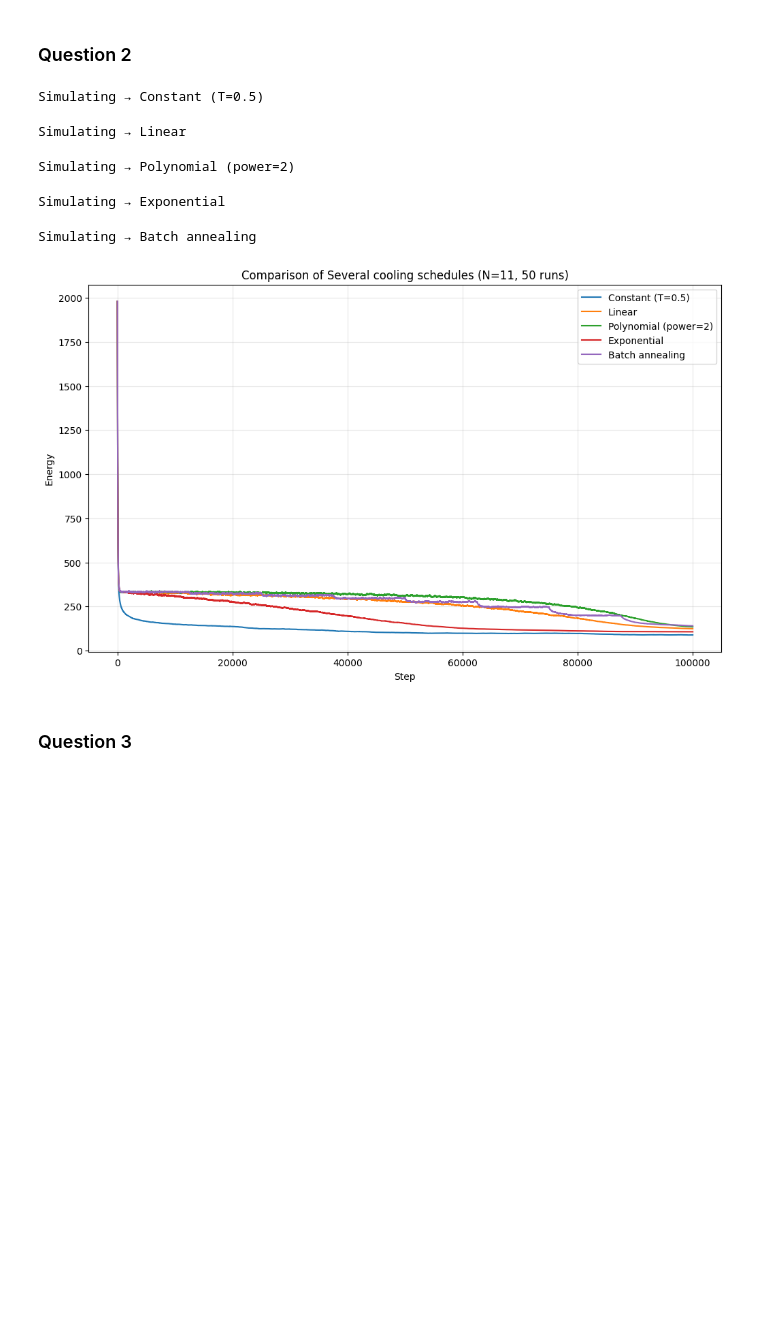
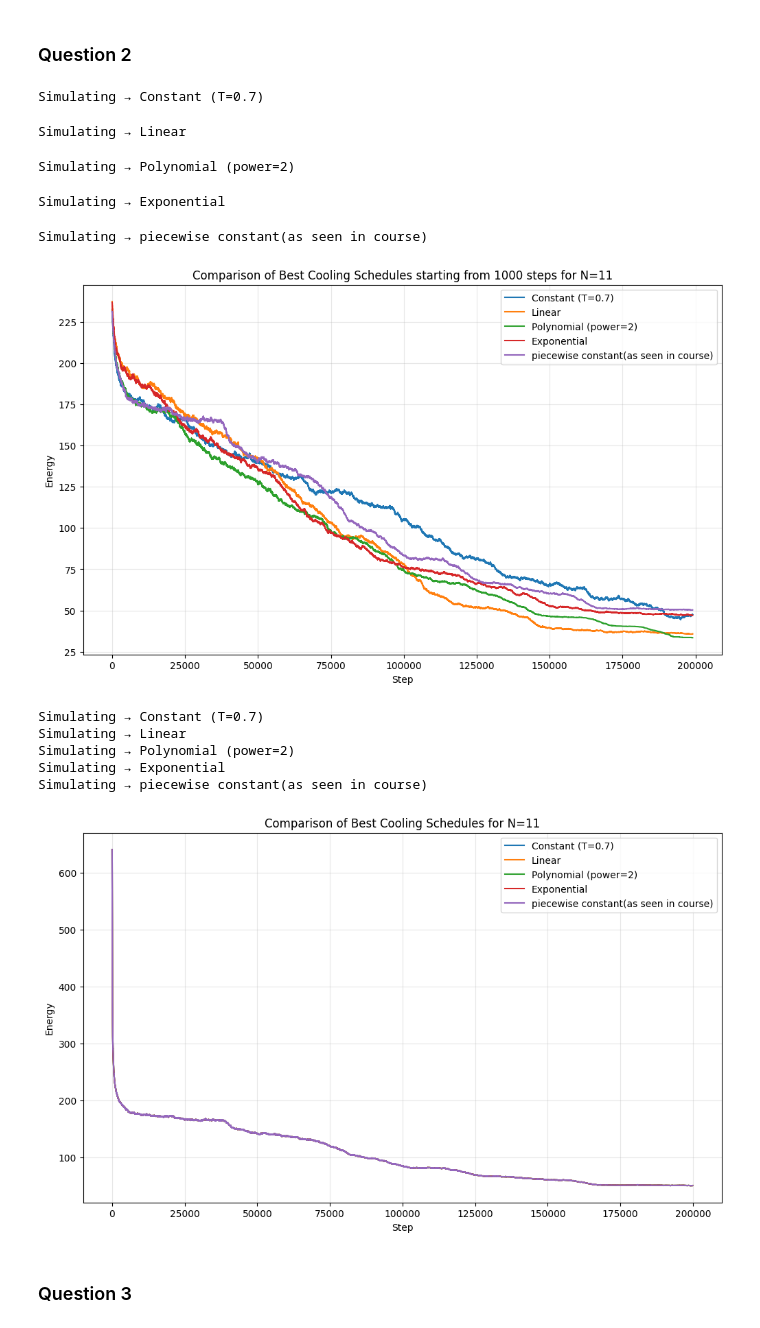
Before and after one commit to jusdelio/MarkovChainMiniProject, a Jupyter notebook: run.ipynb, the cells around one changed output. Drawn from its saved outputs; the diff is of its cells as text; code cells hidden in the pictures; blank space fills up the shorter version.

```diff
--- a/run.ipynb
+++ b/run.ipynb
@@ -296,45 +296,69 @@ def make_batch_schedule(T0, T1, steps, batches=5):
 
 
 def plot_multiple_schedules(N, steps, runs=10):
     """
     Compare:
       - Constant temperature
       - Linear annealing
       - Polynomial annealing
       - Exponential annealing
-      - Batch annealing (piecewise constant)
+      - Batch (piecewise constant)
     """
 
-    schedules = {
-        "Constant (T=0.5)": 0.5,
-        "Linear": make_linear_schedule(3, 0.1, steps),
-        "Polynomial (power=2)": make_polynomial_schedule(3, 0.1, steps, power=2),
-        "Exponential": make_exponential_schedule(3, 0.1, steps),
-        "Batch annealing": make_batch_schedule(3, 0.1, steps, batches=8),
+
+
+
+
+    schedules = {  #Bests parameters found with tuning
+        "Constant (T=0.7)": 0.7,
+        "Linear": make_linear_schedule(0.8, 0.4, steps),
+        "Polynomial (power=2)": make_polynomial_schedule(0.7, 0.1, steps, power=2),
+        "Exponential": make_exponential_schedule(0.8, 0.4, steps),
+        "piecewise constant(as seen in course)": make_batch_schedule(0.7, 0.3, steps, batches=5),
     }
 
     plt.figure(figsize=(12, 7))
 
     for name, schedule in schedules.items():
         print(f"Simulating → {name}")
         energies = run_ensemble(N, steps, schedule, runs=runs)
-        plt.plot(energies, label=name)
+        plt.plot(energies[1000:], label=name)
 
-    plt.title(f"Comparison of Several cooling schedules (N={N}, {runs} runs)")
+    plt.title(f"Comparison of Best Cooling Schedules starting from 1000 steps for N={N}")
+    plt.xlabel("Step")
+    plt.ylabel("Energy")
+    plt.legend()
+    plt.grid(True, alpha=0.3)
+    plt.show()
+
+    plt.figure(figsize=(12, 7))
+
+    for name, schedule in schedules.items():
+        print(f"Simulating → {name}")
+        plt.plot(energies[100:], label=name)
+
+    plt.title(f"Comparison of Best Cooling Schedules for N={N}")
     plt.xlabel("Step")
     plt.ylabel("Energy")
     plt.legend()
     plt.grid(True, alpha=0.3)
     plt.show()
 
 
-plot_multiple_schedules(N=11, steps=100000, runs=50)
+np.random.seed(21)
+plot_multiple_schedules(N=11, steps=200000, runs=50)
 # %% [output]
-Simulating → Constant (T=0.5)
+Simulating → Constant (T=0.7)
 Simulating → Linear
 Simulating → Polynomial (power=2)
 Simulating → Exponential
-Simulating → Batch annealing
+Simulating → piecewise constant(as seen in course)
-[figure, old version]
+[figure, new version]
+Simulating → Constant (T=0.7)
+Simulating → Linear
+Simulating → Polynomial (power=2)
+Simulating → Exponential
+Simulating → piecewise constant(as seen in course)
+[figure, added]
 # %% [markdown]
 ### Question 3
```
Also changed, not shown: parts of 4 cells of this notebook.
